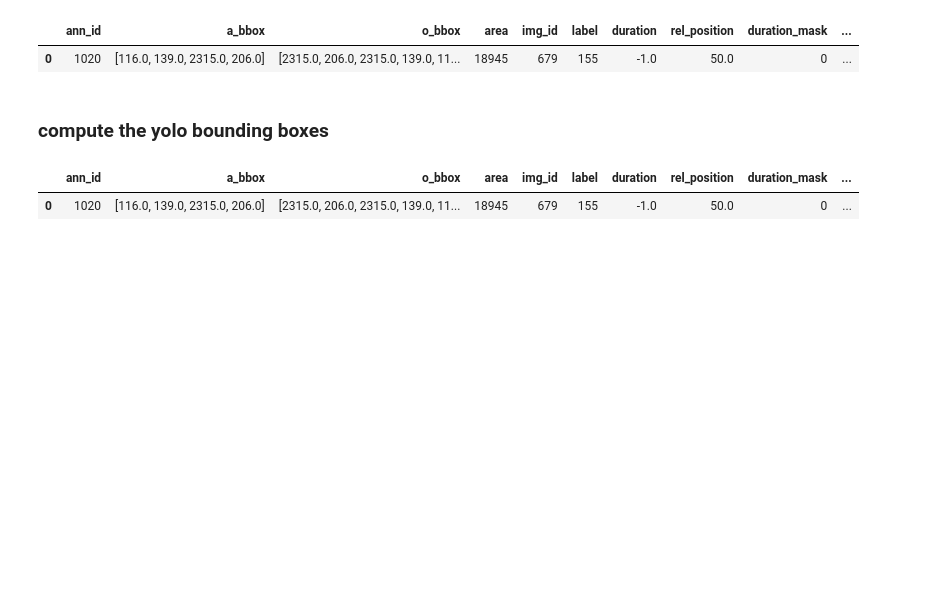
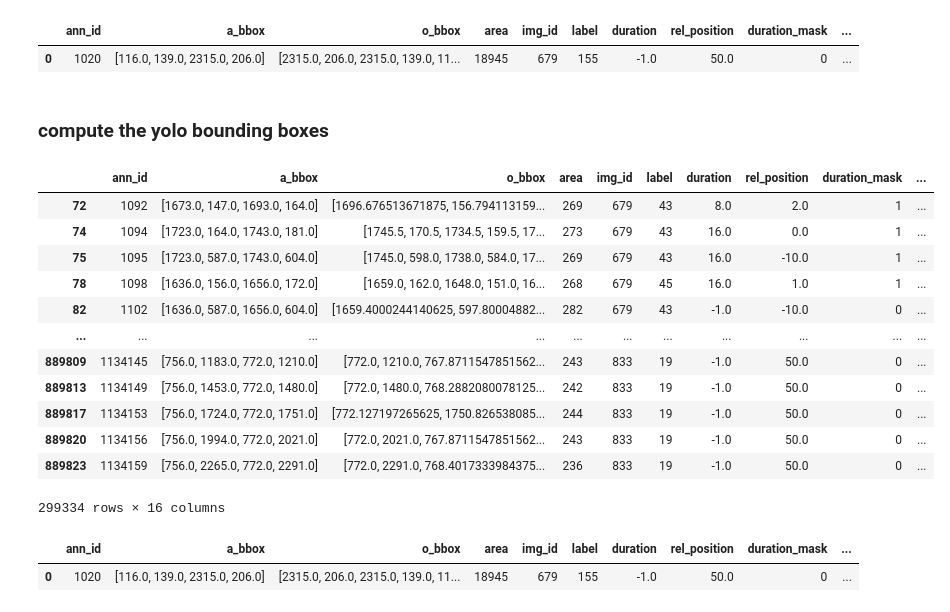
Before and after one commit to dmgonzalez8/OMR, a Jupyter notebook: resize_padding.ipynb, the cells around one changed output. Saved outputs shown, nothing was run; the diff lists cells and outputs as text; code cells hidden in the pictures; blank space fills up the shorter version.

Commit message:
data preprocessor

```diff
--- a/resize_padding.ipynb
+++ b/resize_padding.ipynb
@@ -169,9 +186,9 @@ def adjust_bbox(bbox):
 # %%
 # Apply the function to the 'a_bbox' column of the DataFrame
-train_obboxs['padded_bbox'] = train_obboxs['a_bbox'].apply(adjust_bbox)
-test_obboxs['padded_bbox'] = test_obboxs['a_bbox'].apply(adjust_bbox)
-train_obboxs['padded_bbox'] = train_obboxs['padded_bbox'].apply(adjust_bbox)
-test_obboxs['padded_bbox'] = test_obboxs['padded_bbox'].apply(adjust_bbox)
+train_obboxs['padded_a_bbox'] = train_obboxs['a_bbox'].apply(adjust_bbox)
+test_obboxs['padded_a_bbox'] = test_obboxs['a_bbox'].apply(adjust_bbox)
+train_obboxs['padded_o_bbox'] = train_obboxs['o_bbox'].apply(adjust_bbox)
+test_obboxs['padded_o_bbox'] = test_obboxs['o_bbox'].apply(adjust_bbox)
 train_obboxs.head(1)
 # %% [output]
 |  | a_bbox | o_bbox | cat_id | area | img_id | comments | label | duration | rel_position | duration_mask | ... |
@@ -252,6 +269,37 @@ def corners_to_yolo(bbox, img_width, img_height):
 # Function to convert corners to YOLO format for each row in the DataFrame
 def apply_corners_to_yolo(row):
     return corners_to_yolo(row['o_bbox'], row['width'], row['height'])
+# %%
+def calculate_bbox_area(bbox):
+    if len(bbox) == 4:  # Orthogonal bbox [x_min, y_min, x_max, y_max]
+        x_min, y_min, x_max, y_max = bbox
+        return int((x_max - x_min) * (y_max - y_min))
+    elif len(bbox) == 8:  # Oriented bbox [x1, y1, x2, y2, x3, y3, x4, y4]
+        # Rearrange into (x, y) pairs
+        points = [(bbox[i], bbox[i + 1]) for i in range(0, len(bbox), 2)]
+        # Create a polygon and calculate the area
+        polygon = Polygon(points)
+        return int(polygon.area)
+    else:
+        raise ValueError("Invalid bounding box format")
+# %%
+train_data['a_area'] = train_data['a_bbox'].apply(calculate_bbox_area)
+train_data['o_area'] = train_data['o_bbox'].apply(calculate_bbox_area)
+train_data[train_data['o_area']!=train_data['a_area']]
+# %% [output]
+|  | ann_id | a_bbox | o_bbox | area | img_id | label | duration | rel_position | duration_mask | ... |
+| 72 | 1092 | [1673.0, 147.0, 1693.0, 164.0] | [1696.676513671875, 156.794113159... | 269 | 679 | 43 | 8.0 | 2.0 | 1 | ... |
+| 74 | 1094 | [1723.0, 164.0, 1743.0, 181.0] | [1745.5, 170.5, 1734.5, 159.5, 17... | 273 | 679 | 43 | 16.0 | 0.0 | 1 | ... |
+| 75 | 1095 | [1723.0, 587.0, 1743.0, 604.0] | [1745.0, 598.0, 1738.0, 584.0, 17... | 269 | 679 | 43 | 16.0 | -10.0 | 1 | ... |
+| 78 | 1098 | [1636.0, 156.0, 1656.0, 172.0] | [1659.0, 162.0, 1648.0, 151.0, 16... | 268 | 679 | 45 | 16.0 | 1.0 | 1 | ... |
+| 82 | 1102 | [1636.0, 587.0, 1656.0, 604.0] | [1659.4000244140625, 597.80004882... | 282 | 679 | 43 | -1.0 | -10.0 | 0 | ... |
+| ... | ... | ... | ... | ... | ... | ... | ... | ... | ... | ... |
+| 889809 | 1134145 | [756.0, 1183.0, 772.0, 1210.0] | [772.0, 1210.0, 767.8711547851562... | 243 | 833 | 19 | -1.0 | 50.0 | 0 | ... |
+| 889813 | 1134149 | [756.0, 1453.0, 772.0, 1480.0] | [772.0, 1480.0, 768.2882080078125... | 242 | 833 | 19 | -1.0 | 50.0 | 0 | ... |
+| 889817 | 1134153 | [756.0, 1724.0, 772.0, 1751.0] | [772.127197265625, 1750.826538085... | 244 | 833 | 19 | -1.0 | 50.0 | 0 | ... |
+| 889820 | 1134156 | [756.0, 1994.0, 772.0, 2021.0] | [772.0, 2021.0, 767.8711547851562... | 243 | 833 | 19 | -1.0 | 50.0 | 0 | ... |
+| 889823 | 1134159 | [756.0, 2265.0, 772.0, 2291.0] | [772.0, 2291.0, 768.4017333984375... | 236 | 833 | 19 | -1.0 | 50.0 | 0 | ... |
+299334 rows × 16 columns
 # %%
 # Add a column with bounding boxes in (center x, center y, W, H, R)*normalized format
 train_data['yolo_bbox'] = train_data.apply(apply_corners_to_yolo, axis=1)
```
Also changed, not shown: parts of 2 cells of this notebook, 3 other files.
